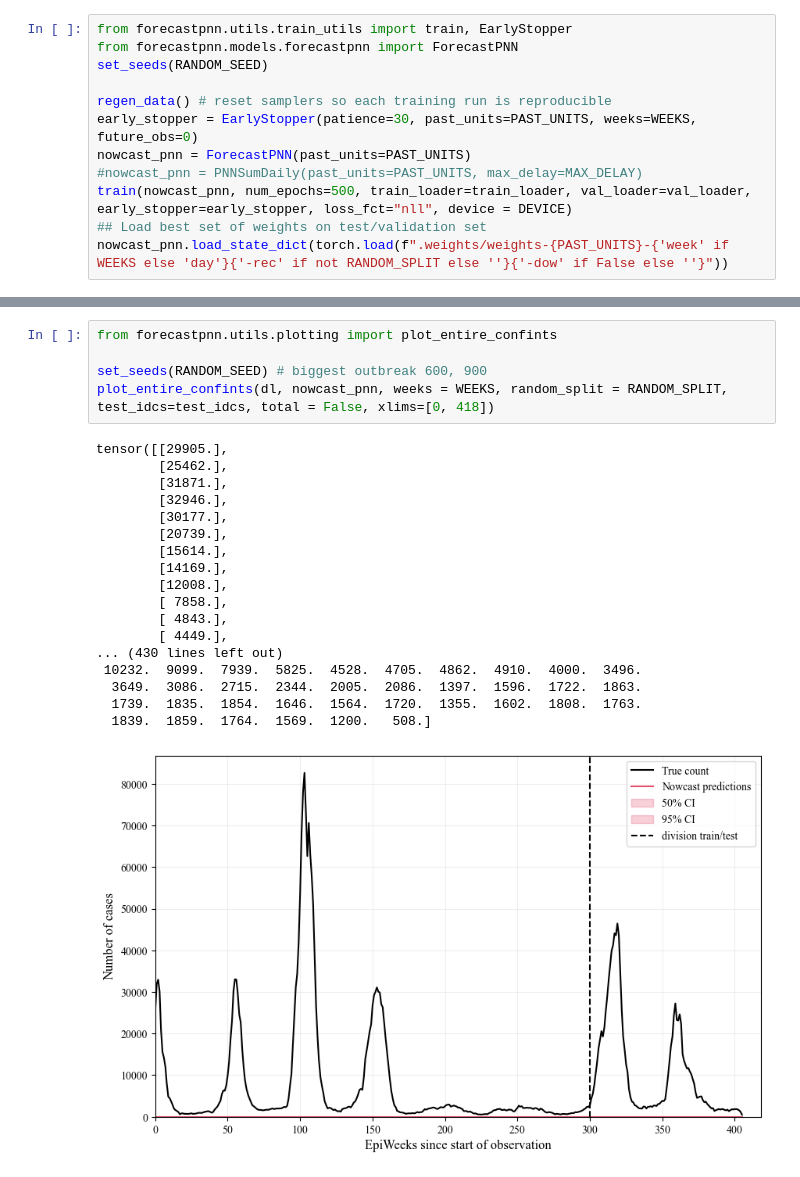
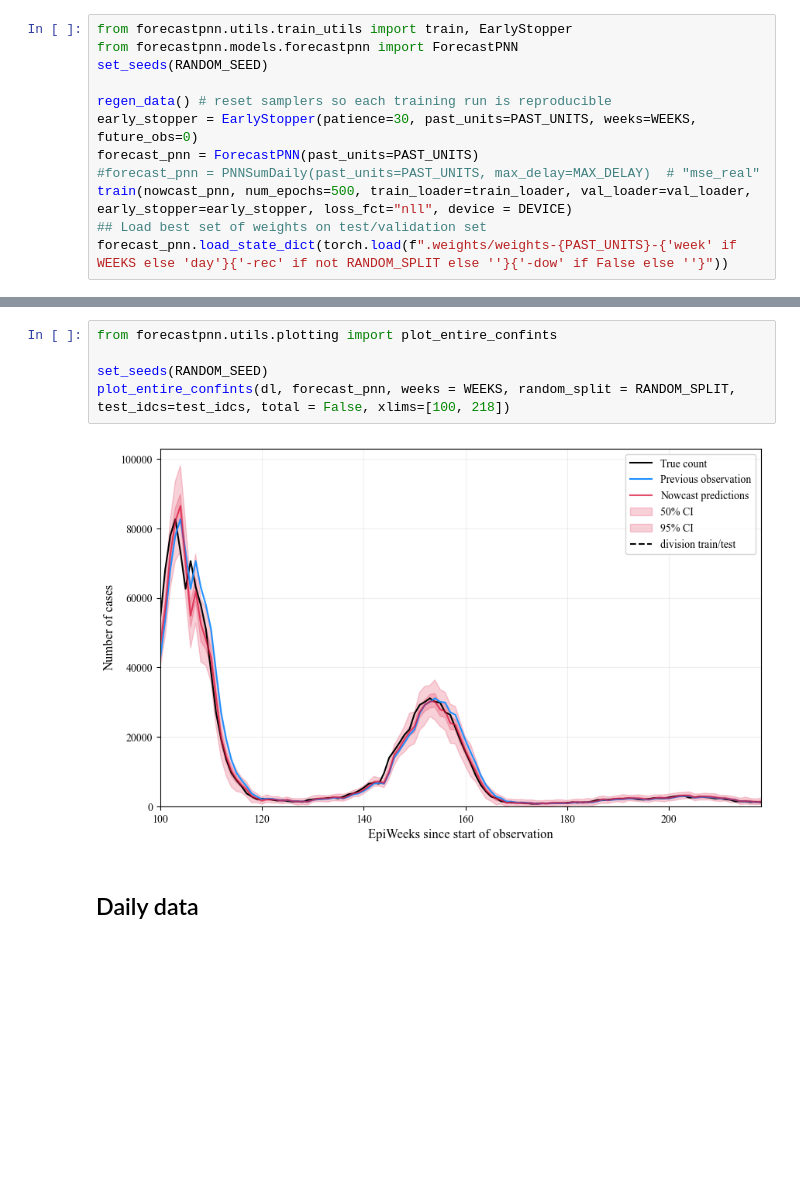
Before and after one commit to silaskoemen/ForecastPNN, a Jupyter notebook: exploration/train_model.ipynb, the cells around one changed output, grey strips where cells are left out. Drawn from its saved outputs; the diff is of its cells as text; blank space fills up the shorter version.

```diff
--- a/exploration/train_model.ipynb
+++ b/exploration/train_model.ipynb
@@ -77,9 +79,9 @@ set_seeds(RANDOM_SEED)
 
 regen_data() # reset samplers so each training run is reproducible
 early_stopper = EarlyStopper(patience=30, past_units=PAST_UNITS, weeks=WEEKS, future_obs=0)
-nowcast_pnn = ForecastPNN(past_units=PAST_UNITS)
-#nowcast_pnn = PNNSumDaily(past_units=PAST_UNITS, max_delay=MAX_DELAY)
+forecast_pnn = ForecastPNN(past_units=PAST_UNITS)
+#forecast_pnn = PNNSumDaily(past_units=PAST_UNITS, max_delay=MAX_DELAY)  # "mse_real"
 train(nowcast_pnn, num_epochs=500, train_loader=train_loader, val_loader=val_loader, early_stopper=early_stopper, loss_fct="nll", device = DEVICE)
 ## Load best set of weights on test/validation set
-nowcast_pnn.load_state_dict(torch.load(f".weights/weights-{PAST_UNITS}-{'week' if WEEKS else 'day'}{'-rec' if not RANDOM_SPLIT else ''}{'-dow' if False else ''}"))
+forecast_pnn.load_state_dict(torch.load(f".weights/weights-{PAST_UNITS}-{'week' if WEEKS else 'day'}{'-rec' if not RANDOM_SPLIT else ''}{'-dow' if False else ''}"))
 # %% [output]
@@ -104,24 +106,9 @@ KeyboardInterrupt:
 # %%
 from forecastpnn.utils.plotting import plot_entire_confints
 
-set_seeds(RANDOM_SEED) # biggest outbreak 600, 900
-plot_entire_confints(dl, nowcast_pnn, weeks = WEEKS, random_split = RANDOM_SPLIT, test_idcs=test_idcs, total = False, xlims=[0, 418])
+set_seeds(RANDOM_SEED)
+plot_entire_confints(dl, forecast_pnn, weeks = WEEKS, random_split = RANDOM_SPLIT, test_idcs=test_idcs, total = False, xlims=[100, 218])
 # %% [output]
-tensor([[29905.],
-        [25462.],
-        [31871.],
-        [32946.],
-        [30177.],
-        [20739.],
-        [15614.],
-        [14169.],
-        [12008.],
-        [ 7858.],
-        [ 4843.],
-        [ 4449.],
-... (430 lines left out)
- 10232.  9099.  7939.  5825.  4528.  4705.  4862.  4910.  4000.  3496.
-  3649.  3086.  2715.  2344.  2005.  2086.  1397.  1596.  1722.  1863.
-  1739.  1835.  1854.  1646.  1564.  1720.  1355.  1602.  1808.  1763.
-  1839.  1859.  1764.  1569.  1200.   508.]
-[figure, old version]
+[figure, new version]
+# %% [markdown]
+## Daily data
```
Also changed, not shown: parts of 9 cells of this notebook, 17 other files.
